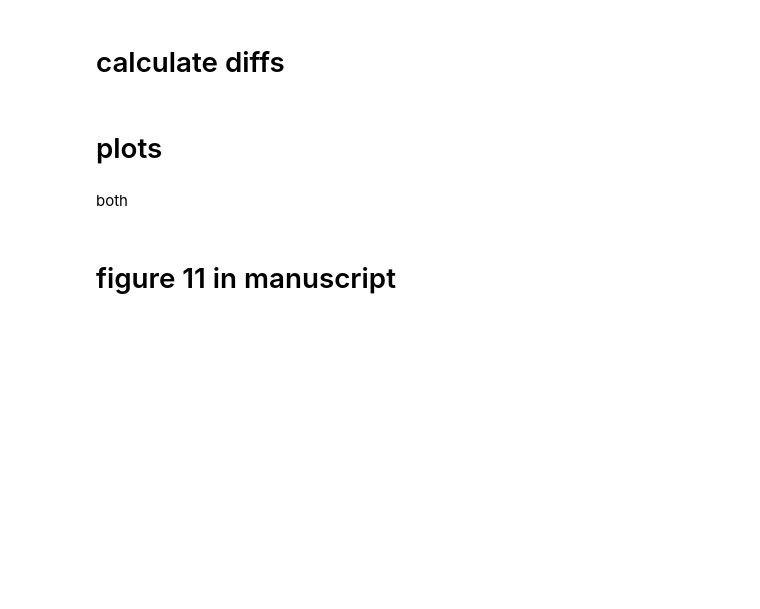
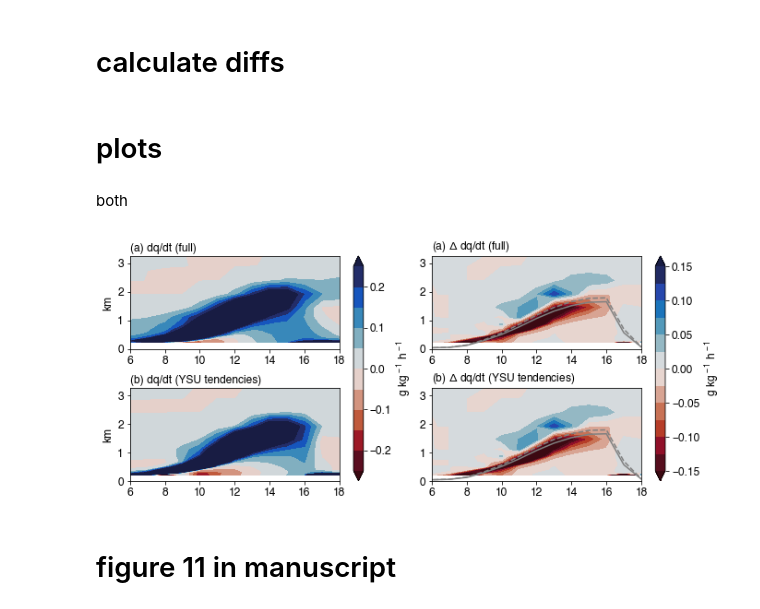
Before and after one commit to bairdlangenbrunner/amazon-phys-response-paper, a Jupyter notebook: scripts/MAIN_figure11_SI_figure08_mixing_coefficients_and_tendencies.ipynb, the cells around one changed output. Cells and saved outputs as stored; diff of their text form; code cells hidden in the pictures; blank space fills up the shorter version.

```diff
--- a/scripts/MAIN_figure11_SI_figure08_mixing_coefficients_and_tendencies.ipynb
+++ b/scripts/MAIN_figure11_SI_figure08_mixing_coefficients_and_tendencies.ipynb
@@ -471,7 +472,7 @@ fontsize = 12
 
 fig = mp.figure(figsize=(8.5,4))
 
-levels = numpy.arange(x0,401,25)
+levels = numpy.arange(0,401,25)
 ax1 = fig.add_subplot(221)
 ax1.tick_params(labelsize=fontsize)
 levels = numpy.arange(-0.25,0.251,0.05)
@@ -519,33 +520,35 @@ contour_plot4 = ax4.contourf(xx_geopot-4, gg/9.81/1000., \
 ax4.set_ylim(0,3.25)
 ax4.set_xlim(6,18)
 ax4.set_xticks([i for i in range(6,19,2)])
 
 ax4.plot(xx_geopot[0,:]-4, pblh_400_latlon_mean/1000., c='0.5')
 ax4.plot(xx_geopot[0,:]-4, pblh_1000_latlon_mean/1000., c='0.5', ls='--')
 
 ax2.text(s='(a) $\Delta$ dq/dt (full)', x=0, y=1.02, ha='left', va='bottom', fontsize=fontsize, transform=ax2.transAxes)
 ax4.text(s='(b) $\Delta$ dq/dt (YSU tendencies)', x=0, y=1.02, ha='left', va='bottom', fontsize=fontsize, transform=ax4.transAxes)
 
 fig.tight_layout(h_pad=2, w_pad=8)
 
 
 ax1pos = ax1.get_position()
 ax3pos = ax3.get_position()
 cbar_ax3 = fig.add_axes([ax3pos.x1+0.025, ax3pos.y0, 0.0175, ax1pos.y1-ax3pos.y0])
 cbar3 = fig.colorbar(contour_plot3, cax=cbar_ax3)
 cbar_ax3.tick_params(labelsize=fontsize)
 cbar3.set_label('g kg$^{\,-1}$ h$^{\,-1}$', fontsize=fontsize)
 
 
 ax2pos = ax2.get_position()
 ax4pos = ax4.get_position()
 cbar_ax4 = fig.add_axes([ax4pos.x1+0.025, ax4pos.y0, 0.0175, ax2pos.y1-ax4pos.y0])
 cbar4 = fig.colorbar(contour_plot4, cax=cbar_ax4)
 cbar_ax4.tick_params(labelsize=fontsize)
 cbar4.set_label('g kg$^{\,-1}$ h$^{\,-1}$', fontsize=fontsize)
 #cbar4.set_ticks([i for i in range(0,501,100)])
 
 #fig.savefig('figures/sensitivity_analysis_tendency_terms_background_and_percent_change_zcoords.png', dpi=600, bbox_inches='tight', transparent=True)
+# %% [output]
+[figure, added]
 # %% [markdown]
 # figure 11 in manuscript
 # %%
```
Also changed, not shown: parts of 7 cells of this notebook, 4 other files.
